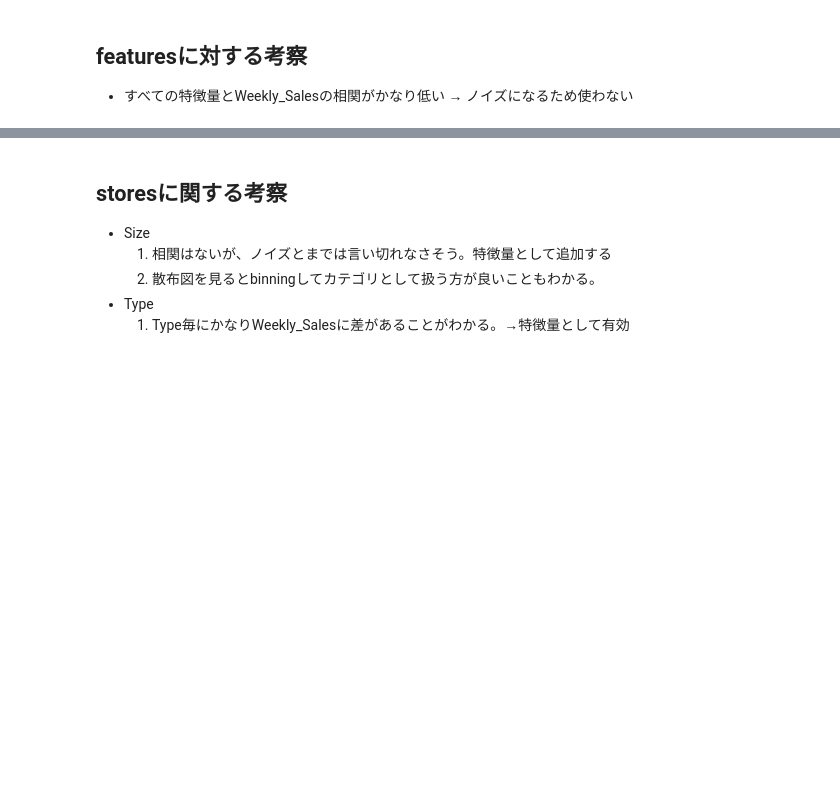
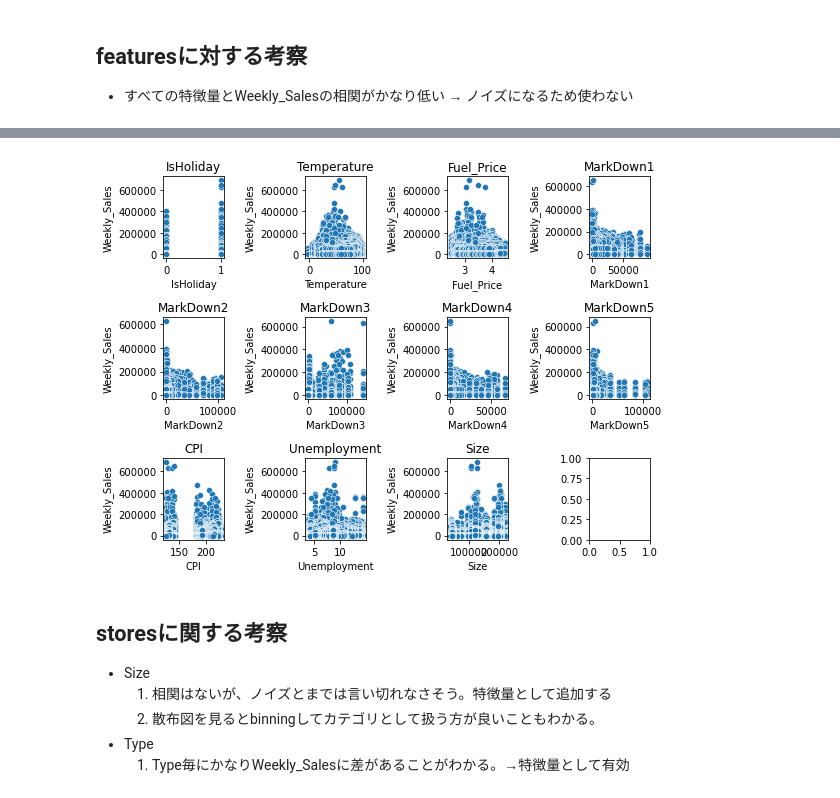
Before and after one commit to giangdip2410/Walmart, a Jupyter notebook: report/eda_report.ipynb, the cells around one changed output, grey strips where cells are left out. Drawn from its saved outputs; the diff is of its cells as text; code cells hidden in the pictures; blank space fills up the shorter version.

```diff
--- a/report/eda_report.ipynb
+++ b/report/eda_report.ipynb
@@ -74,16 +96,18 @@ sns.heatmap(corr_mat,cmap='Blues',annot=False)
 # %%
 #結構時間かかる
-columns = train_corr.drop(columns=['Store','Dept','Weekly_Sales'],axis=1).columns
+columns = corr_mat.drop(columns=['Store','Dept','Weekly_Sales'],axis=1).columns
 n_figs = len(columns)
 n_cols = 4
 n_rows = math.ceil(n_figs/n_cols)
 
-fig, axes = plt.subplots(figsize=(n_cols * 3, n_rows * 3), ncols=n_cols, nrows=n_rows)
+fig, axes = plt.subplots(figsize=(n_cols * 2, n_rows * 2), ncols=n_cols, nrows=n_rows)
 
 for c, ax in zip(columns, axes.ravel()):
     sns.scatterplot(data=train_feat_df,x=c,y='Weekly_Sales',ax=ax)
     ax.set_title(c)
 fig.tight_layout()
+# %% [output]
+[figure, added]
 # %% [markdown]
 ## storesに関する考察
 - Size
```
Also changed, not shown: parts of 15 cells of this notebook, 1 other file.
